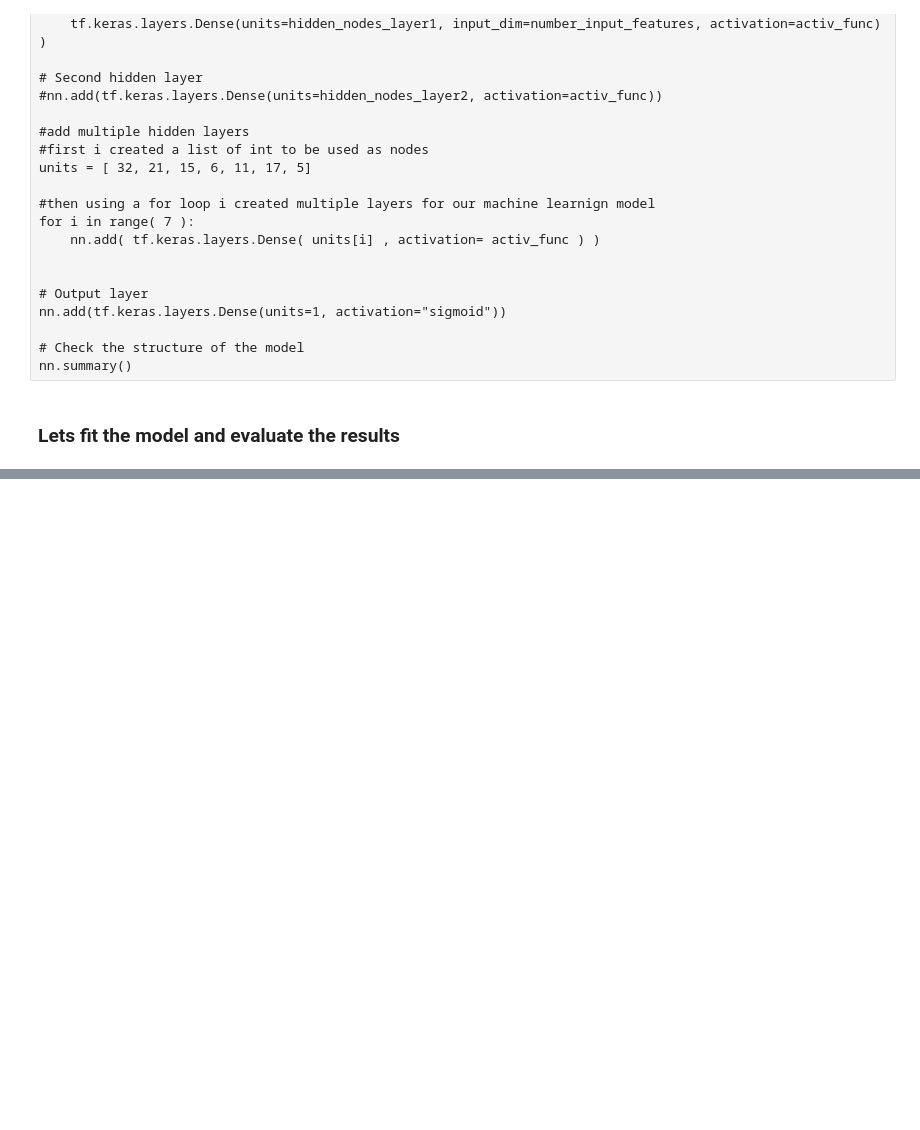
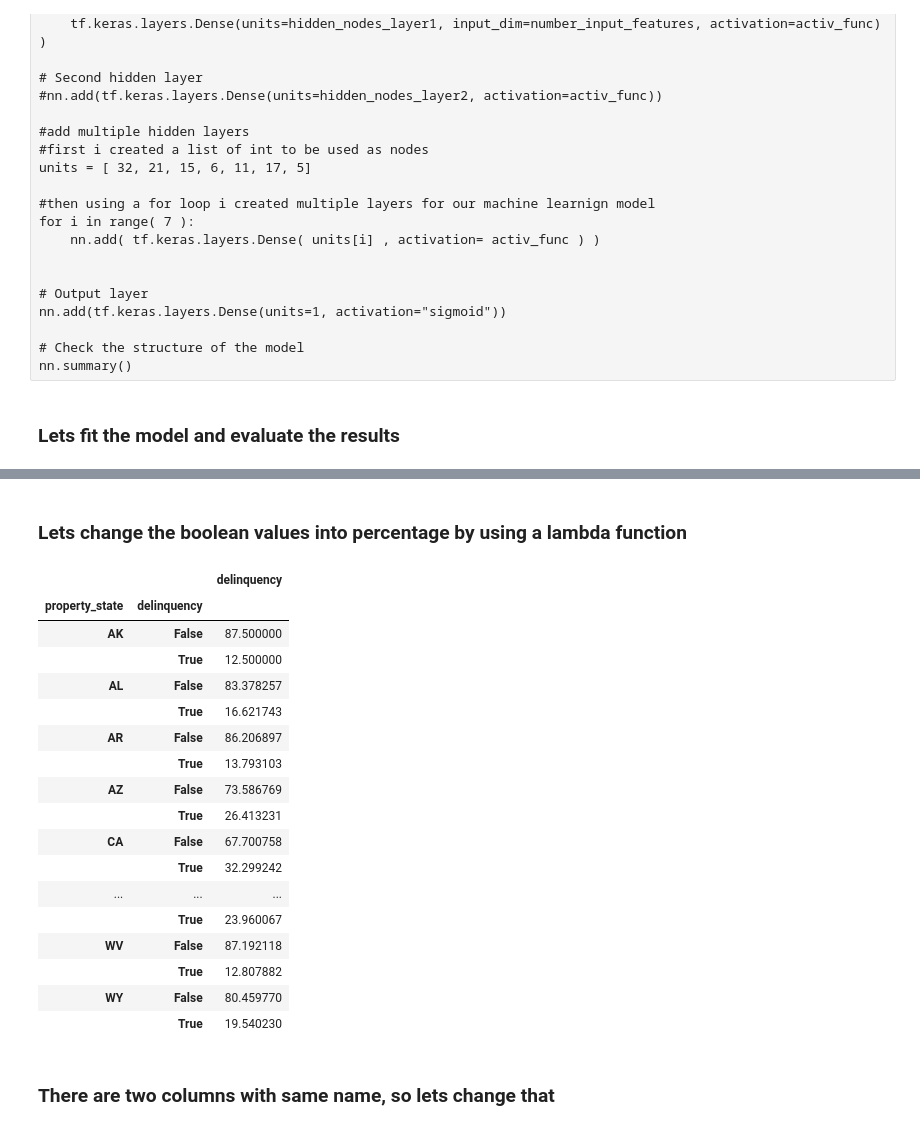
Before and after one commit to Azaima-Asghar/Modeling-Probability-Of-Delinquency, a Jupyter notebook: MachineLearning.ipynb, the cells around one changed output, grey strips where cells are left out. Saved outputs shown, nothing was run; the diff lists cells and outputs as text; code cells hidden in the pictures; blank space fills up the shorter version.

```diff
--- a/MachineLearning.ipynb
+++ b/MachineLearning.ipynb
@@ -508,0 +553,28 @@ array([[ 1.89619223, -0.40967756,  0.09211852, ..., -0.016883  ,
+# %% [markdown]
+### Lets change the boolean values into percentage by using a lambda function
+# %%
+state_pcts = statevs_df.groupby(level=0).apply(lambda x:
+                                                 100 * x / float(x.sum()))
+pd.set_option('display.max_rows', None)
+state_pcts
+# %% [output]
+|  |  | delinquency |
+| property_state | delinquency |  |
+| AK | False | 87.500000 |
+|  | True | 12.500000 |
+| AL | False | 83.378257 |
+|  | True | 16.621743 |
+| AR | False | 86.206897 |
+|  | True | 13.793103 |
+| AZ | False | 73.586769 |
+|  | True | 26.413231 |
+| CA | False | 67.700758 |
+|  | True | 32.299242 |
+| ... | ... | ... |
+|  | True | 23.960067 |
+| WV | False | 87.192118 |
+|  | True | 12.807882 |
+| WY | False | 80.459770 |
+|  | True | 19.540230 |
+# %% [markdown]
+### There are two columns with same name, so lets change that
```
Also changed, not shown: parts of 44 cells of this notebook, 1 other file.
